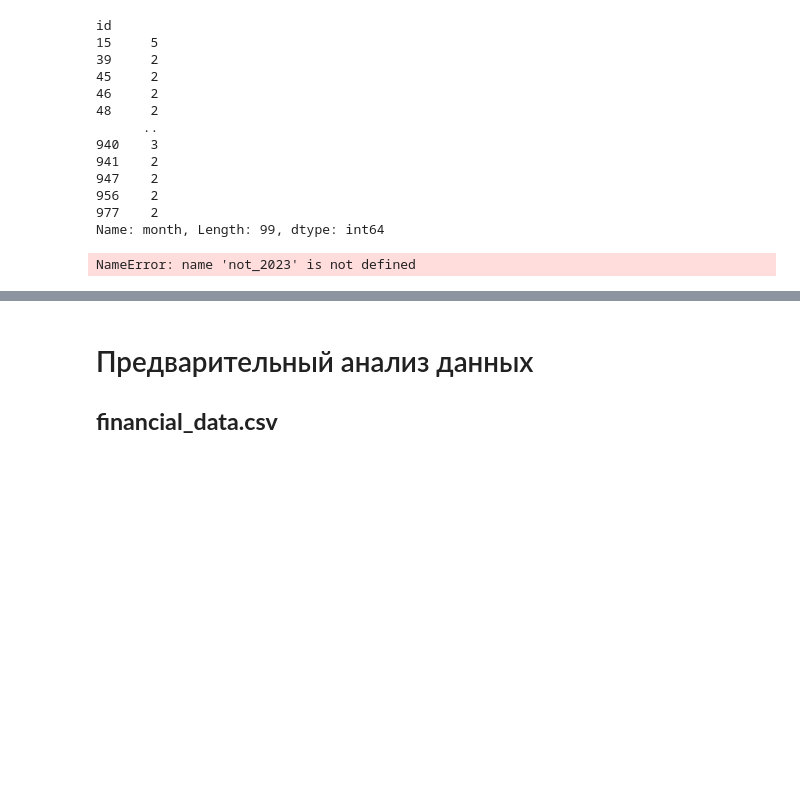
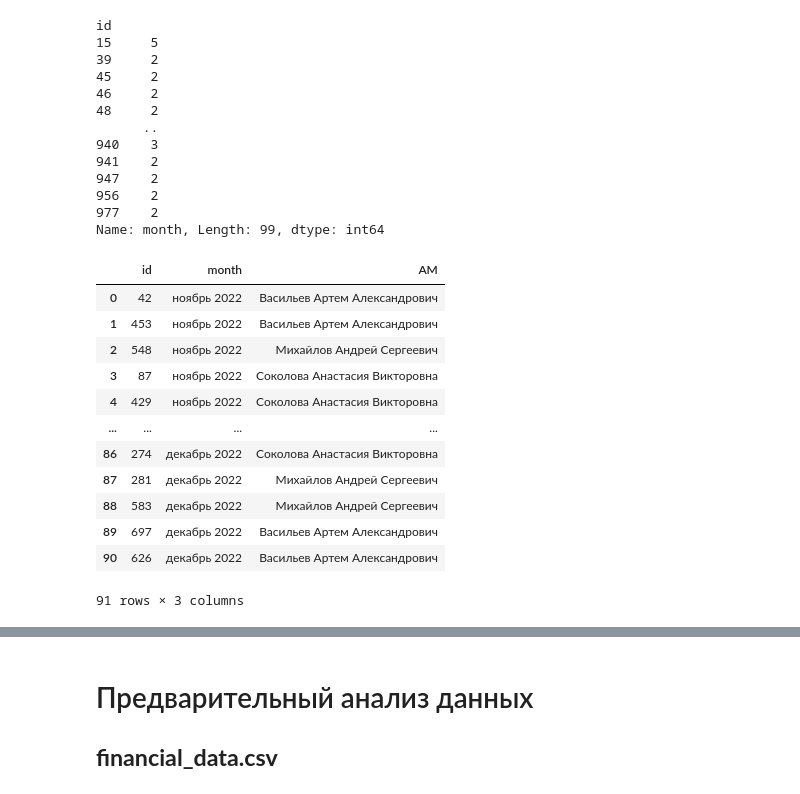
Before and after one commit to Chubrikus/prolongation-analysis-2023, a Jupyter notebook: Prolongation_Coefficient_Analysis_2023.ipynb, the cells around one changed output, grey strips where cells are left out. Drawn from its saved outputs; the diff is of its cells as text; code cells hidden in the pictures; blank space fills up the shorter version.

Commit message:
error fix

```diff
--- a/Prolongation_Coefficient_Analysis_2023.ipynb
+++ b/Prolongation_Coefficient_Analysis_2023.ipynb
@@ -418,9 +418,21 @@ id
 977    2
 Name: month, Length: 99, dtype: int64
 # %%
-prolong[prolong['month'].isin(not_2023)]
+prolong[~prolong['month'].str.contains('2023')]
 # %% [output]
+|  | id | month | AM |
+| 0 | 42 | ноябрь 2022 | Васильев Артем Александрович |
+| 1 | 453 | ноябрь 2022 | Васильев Артем Александрович |
+| 2 | 548 | ноябрь 2022 | Михайлов Андрей Сергеевич |
+| 3 | 87 | ноябрь 2022 | Соколова Анастасия Викторовна |
+| 4 | 429 | ноябрь 2022 | Соколова Анастасия Викторовна |
+| ... | ... | ... | ... |
+| 86 | 274 | декабрь 2022 | Соколова Анастасия Викторовна |
+| 87 | 281 | декабрь 2022 | Михайлов Андрей Сергеевич |
+| 88 | 583 | декабрь 2022 | Михайлов Андрей Сергеевич |
+| 89 | 697 | декабрь 2022 | Васильев Артем Александрович |
+| 90 | 626 | декабрь 2022 | Васильев Артем Александрович |
-NameError: name 'not_2023' is not defined
+91 rows × 3 columns
 # %%
 id_counts = prolong['id'].value_counts()
 print(id_counts[id_counts >= 3])
```
Also changed, not shown: parts of 8 cells of this notebook.
